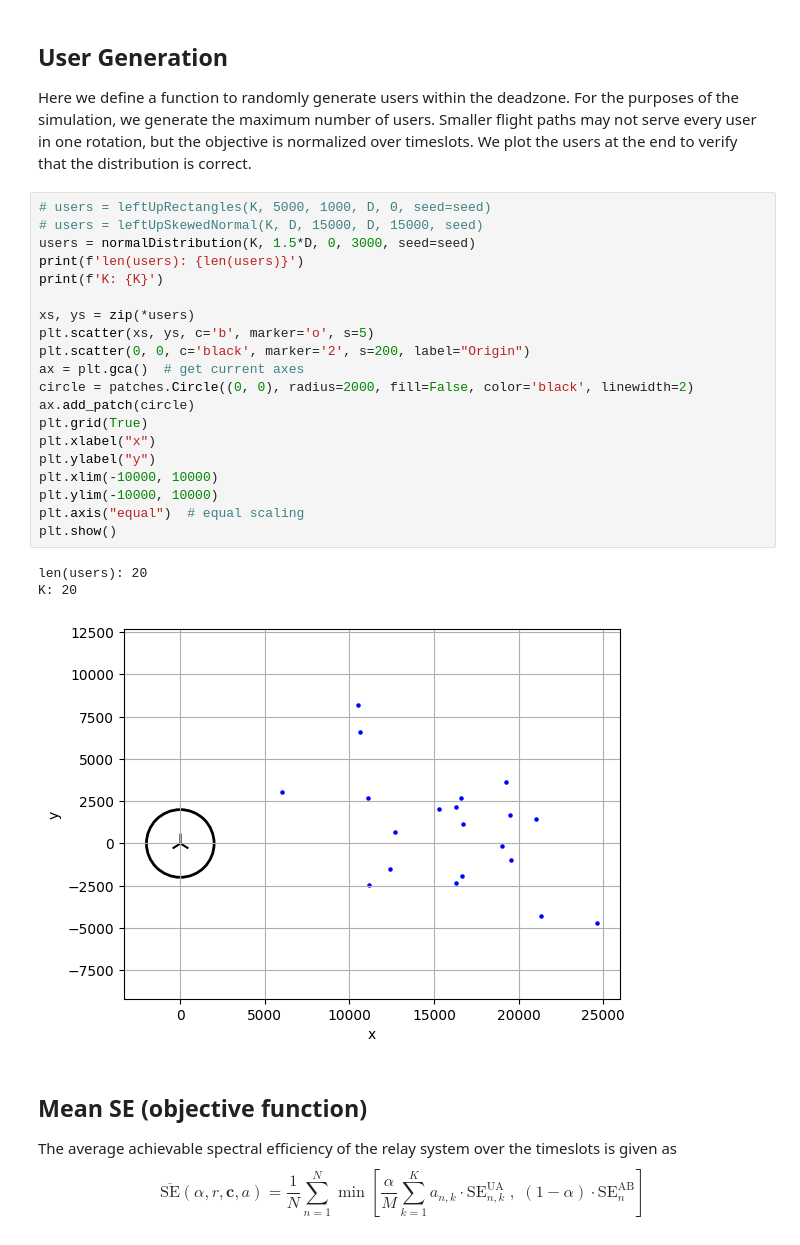
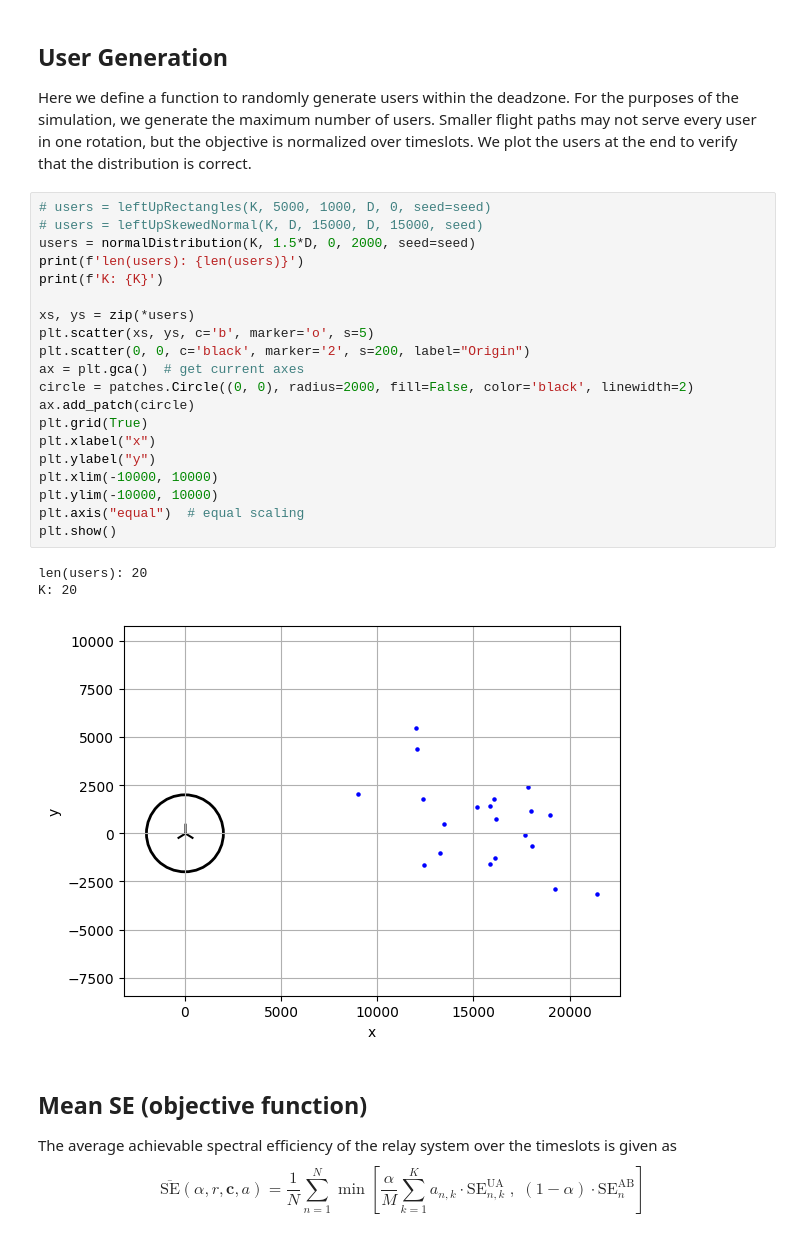
Before and after one commit to danielbonkowsky/uav-optimization, a Jupyter notebook: montecarlo-simulation/simulation.ipynb, the cells around one changed output. Drawn from its saved outputs; the diff is of its cells as text.

```diff
--- a/montecarlo-simulation/simulation.ipynb
+++ b/montecarlo-simulation/simulation.ipynb
@@ -65,27 +65,27 @@ Here we define a function to randomly generate users within the deadzone. For th
 # %%
 # users = leftUpRectangles(K, 5000, 1000, D, 0, seed=seed)
 # users = leftUpSkewedNormal(K, D, 15000, D, 15000, seed)
-users = normalDistribution(K, 1.5*D, 0, 3000, seed=seed)
+users = normalDistribution(K, 1.5*D, 0, 2000, seed=seed)
 print(f'len(users): {len(users)}')
 print(f'K: {K}')
 
 xs, ys = zip(*users)
 plt.scatter(xs, ys, c='b', marker='o', s=5)
 plt.scatter(0, 0, c='black', marker='2', s=200, label="Origin")
 ax = plt.gca()  # get current axes
 circle = patches.Circle((0, 0), radius=2000, fill=False, color='black', linewidth=2)
 ax.add_patch(circle)
 plt.grid(True)
 plt.xlabel("x")
 plt.ylabel("y")
 plt.xlim(-10000, 10000)
 plt.ylim(-10000, 10000)
 plt.axis("equal")  # equal scaling
 plt.show()
 # %% [output]
 len(users): 20
 K: 20
-[figure, old version]
+[figure, new version]
 # %% [markdown]
 ## Mean SE (objective function)
 The average achievable spectral efficiency of the relay system over the timeslots is given as
```
Also changed, not shown: parts of 18 cells of this notebook.
